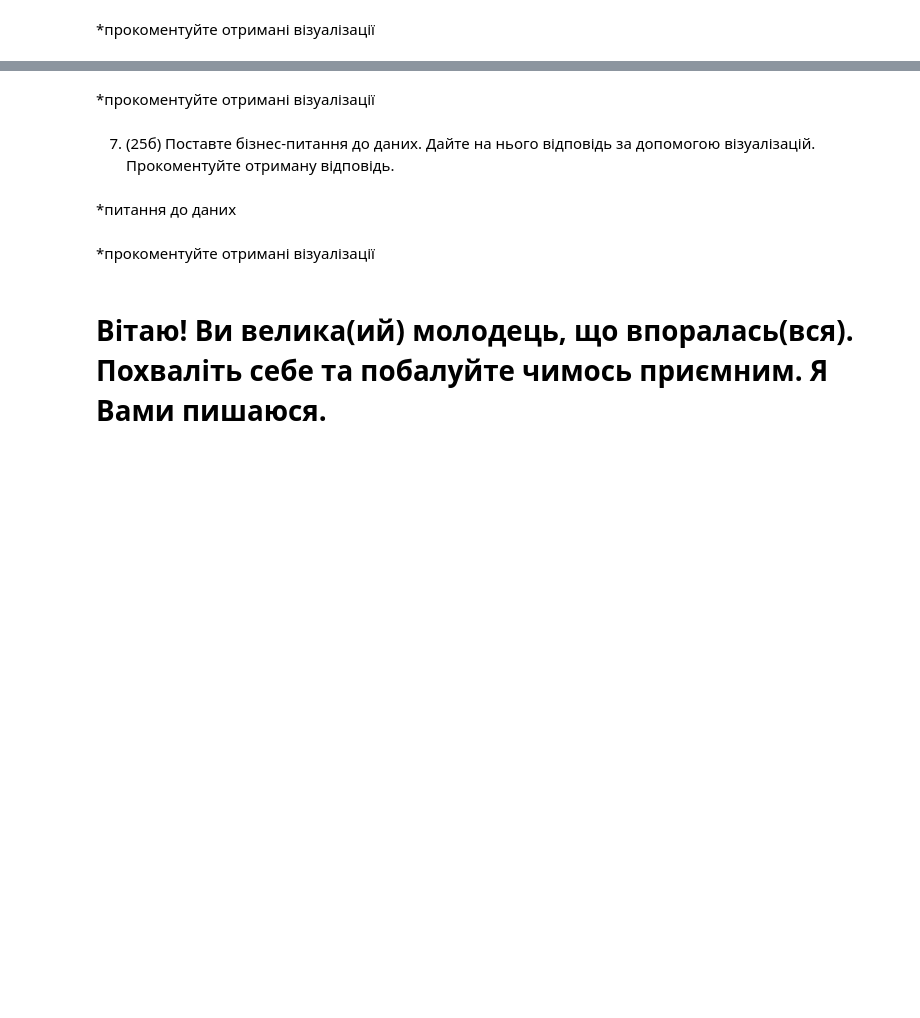
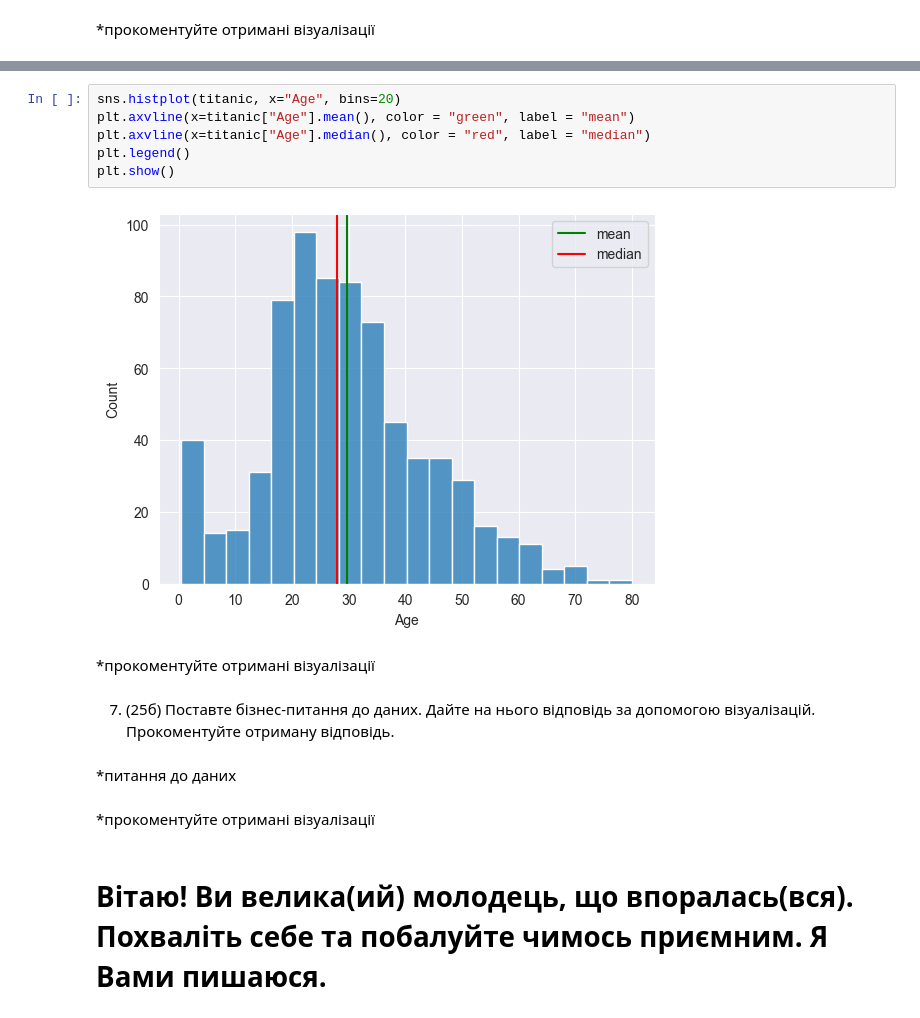
Before and after one commit to 1wannabebetter1/BD-and-DS-Prac1, a Jupyter notebook: python_practice_10_Vitisk_V.ipynb, the cells around one changed output, grey strips where cells are left out. Drawn from its saved outputs; the diff is of its cells as text; blank space fills up the shorter version.

```diff
--- a/python_practice_10_Vitisk_V.ipynb
+++ b/python_practice_10_Vitisk_V.ipynb
@@ -93,6 +99,14 @@ titanic.isna().sum().sort_values(ascending=False).plot.bar()
 
 
 ![image.png](embedded-picture-1)
+# %%
+sns.histplot(titanic, x="Age", bins=20)
+plt.axvline(x=titanic["Age"].mean(), color = "green", label = "mean")
+plt.axvline(x=titanic["Age"].median(), color = "red", label = "median")
+plt.legend()
+plt.show()
+# %% [output]
+[figure, added]
 # %% [markdown]
 *прокоментуйте отримані візуалізації
 # %% [markdown]
```
Also changed, not shown: parts of 2 cells of this notebook.
